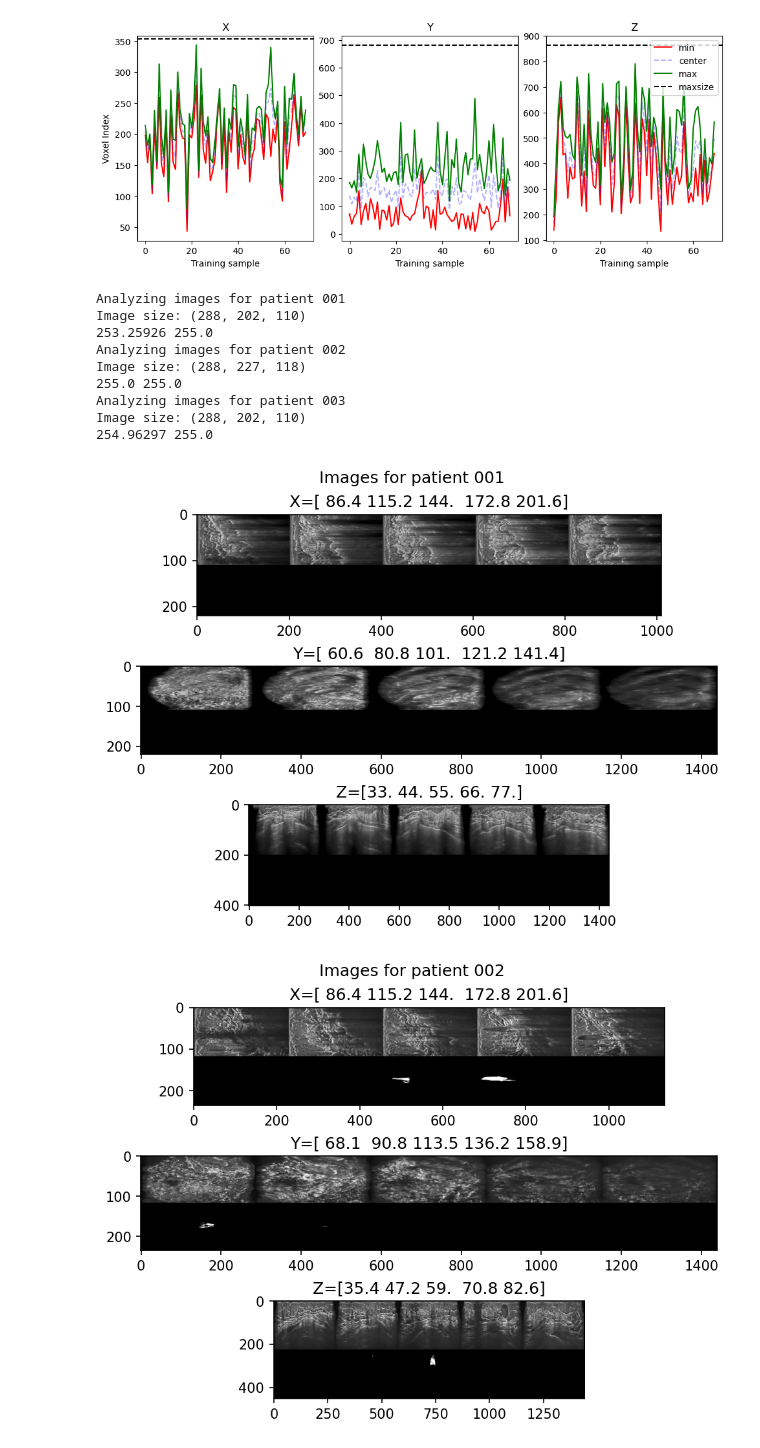
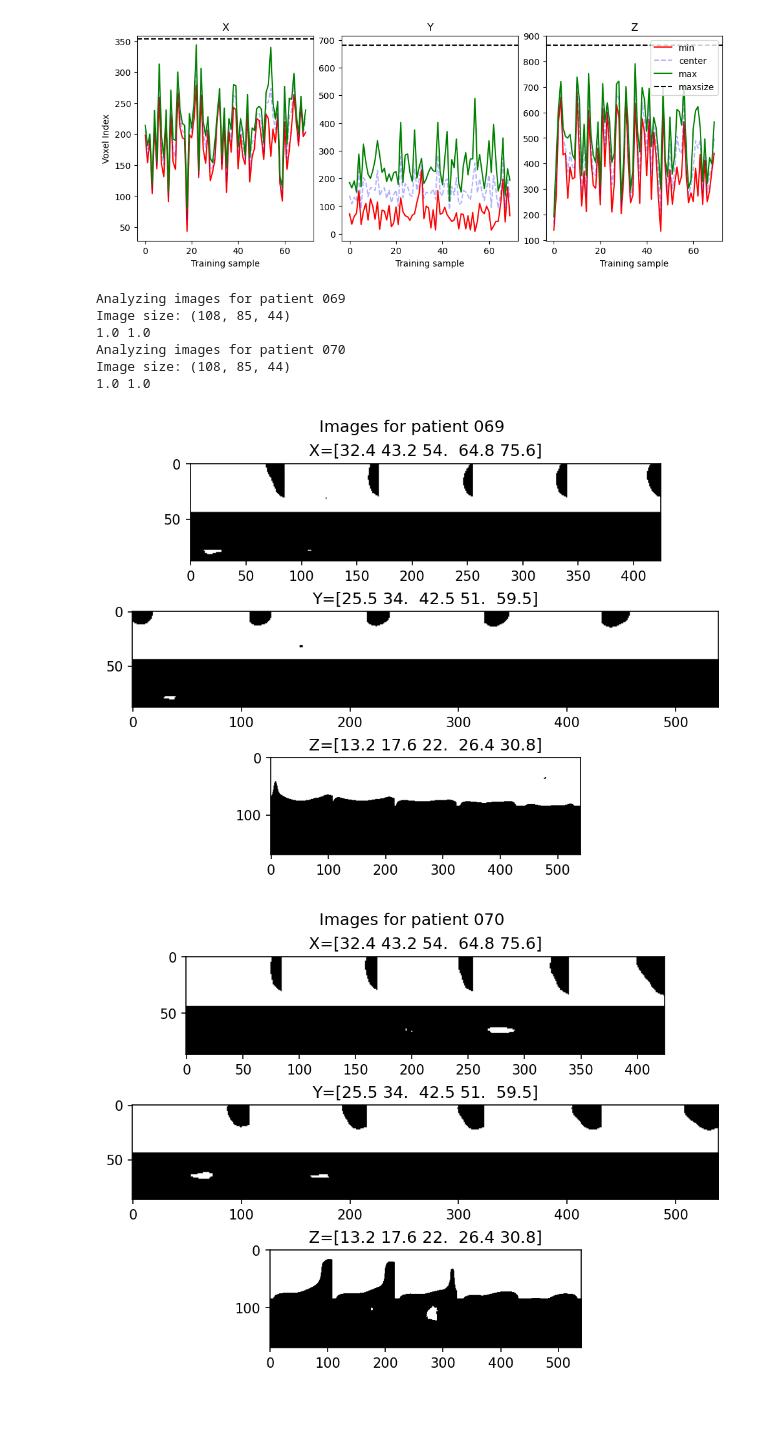
Before and after one commit to nibafanfan/Medical-Image-Analysis-Project, a Jupyter notebook: main_unet.ipynb, the cells around one changed output. Drawn from its saved outputs; the diff is of its cells as text; code cells hidden in the pictures; blank space fills up the shorter version.

```diff
--- a/main_unet.ipynb
+++ b/main_unet.ipynb
@@ -463,24 +641,24 @@ print(next(os.walk(data_dir))[2])
 CREATE HYPERPARAMS AND DATALOADERS
 # %%
 ## Batch Size
-train_batch_size = 1
-validation_batch_size = 1
+train_batch_size = 4
+validation_batch_size = 4
 
 ## Learning Rate
 learning_rate = 0.001
 
 # Epochs (Consider setting high and implementing early stopping)
-num_epochs = 5
+num_epochs = 20
 
 ## Initialize your unet
 n_classes = 2
 gen = torch.Generator()
-gen.manual_seed(43)
+gen.manual_seed(42)
 
-trainmask = range(0, 70)
-valmask = range(70, 85)
-testmask = range(85, 100)
-train_dataset=ImageDataset(input_dir=data_dir, mask_dir=mask_dir, label_dir=label_dir)
+trainmask = range(0, 140)
+valmask = range(140, 170)
+testmask = range(170, 200)
+train_dataset=ImageDataset(input_dir=data_dir)
 print(len(train_dataset))
 train_dataloader = DataLoader(train_dataset, batch_size=train_batch_size, sampler=SubsetRandomSampler(trainmask), generator=gen)
 val_dataloader = DataLoader(train_dataset, batch_size=validation_batch_size, sampler=SubsetRandomSampler(valmask), generator=gen)
@@ -669,23 +897,29 @@ mask_dir = os.path.join(dir, "MASK")
 label_dir = dir
 
 slices = np.array([i/10 for i in range(3, 8)]) # slices to plot for validation (given as percentage through the height)
-showresults = ["001", "002", "003"] # choose the directories to plot the results for
+showresults = ["069", "070"] # choose the directories to plot the results for
 for f in os.listdir(data_dir):
     if f[-8:-5] in showresults:
         # Show current directory
         print(f"Analyzing images for patient {f[-8:-5]}")
         maskname = os.path.join(mask_dir, f"MASK{f[-9:]}")
-        img = sitk.ReadImage(os.path.join(data_dir, f))
-        mask = sitk.ReadImage(maskname) * 255
-        img = torch.tensor(sitk.GetArrayFromImage(img))
+#         img = sitk.ReadImage(os.path.join(data_dir, f))
+        mask = sitk.ReadImage(maskname)# * 255
+        idx = int(f[-8:-5])
+        img = outputs[idx-69]
+        img = torch.argmin(img, dim=0)
+        img = img.float().cpu()
+#         img = torch.tensor(sitk.GetArrayFromImage(img))
         mask = torch.tensor(sitk.GetArrayFromImage(mask))
-        pool = nn.AvgPool3d(3)
-        img = pool(img[None, None, :].float())
+        pool = nn.MaxPool3d(8)
+#         img = pool(img[None, None, :].float())
         mask = pool(mask[None, None, :].float())
-        img = img[0, 0]
-        mask = mask[0, 0]
+#         img = img[0, 0]
+#         mask = mask[0, 0]
+        img_idx = torch.nonzeros(img)
+
         img = sitk.GetImageFromArray(img.numpy())
-        mask = sitk.GetImageFromArray(mask.numpy())
+        mask = sitk.GetImageFromArray(mask[0, 0].numpy())
         # scale = 3
         # sz = img.GetSize()
         # temp = sitk.Image(int(sz[0]/scale), int(sz[1]/scale), int(sz[2]/scale), sitk.sitkUInt8)
@@ -693,41 +927,38 @@ for f in os.listdir(data_dir):
         # mask = sitk.Resample(mask, temp, transform=sitk.ScaleTransform(3, (1, 1, 1)))
         # Confirm sizes are correct
         sz = img.GetSize()
         print(f"Image size: {sz}")
 
         # Generate tiles of multiple top-down slices to plot
         Xslices = [img[int(s*sz[0]), :, :] for s in slices] + [mask[int(s*sz[0]), :, :] for s in slices]
         Yslices = [img[:, int(s*sz[1]), :] for s in slices] + [mask[:, int(s*sz[1]), :] for s in slices]
         Zslices = [img[:, :, int(s*sz[2])] for s in slices] + [mask[:, :, int(s*sz[2])] for s in slices]
         print(np.max(sitk.GetArrayFromImage(img)), np.max(sitk.GetArrayFromImage(mask)))
         # print(type(mask), type(img))
 
         # Convert tiles to arrays for plotting
         Xarr = sitk.GetArrayFromImage(sitk.Tile(Xslices, [len(slices), 2]))
         Yarr = sitk.GetArrayFromImage(sitk.Tile(Yslices, [len(slices), 2]))
         Zarr = sitk.GetArrayFromImage(sitk.Tile(Zslices, [len(slices), 2]))
         # print(Xarr.shape, Yarr.shape, Zarr.shape)
 
         # Plot tiles
         fig, axs = plt.subplots(3, 1, constrained_layout=True)
         # plt.figure()
         axs[0].imshow(Xarr, cmap='gray')
         axs[0].set_title(f"X={sz[0]*slices}")
         axs[1].imshow(Yarr, cmap='gray')
         axs[1].set_title(f"Y={sz[1]*slices}")
         axs[2].imshow(Zarr, cmap='gray')
         axs[2].set_title(f"Z={sz[2]*slices}")
         fig.suptitle(f"Images for patient {f[-8:-5]}")
         fig.set_dpi(150)
 # %% [output]
-Analyzing images for patient 001
-Image size: (288, 202, 110)
-253.25926 255.0
-Analyzing images for patient 002
-Image size: (288, 227, 118)
-255.0 255.0
-Analyzing images for patient 003
-Image size: (288, 202, 110)
-254.96297 255.0
+Analyzing images for patient 069
+Image size: (108, 85, 44)
+1.0 1.0
+Analyzing images for patient 070
+Image size: (108, 85, 44)
+1.0 1.0
-[figure, old version]
+[figure, new version]
-[figure, old version]
+[figure, new version]
```
Also changed, not shown: parts of 21 cells of this notebook, 1 other file.
